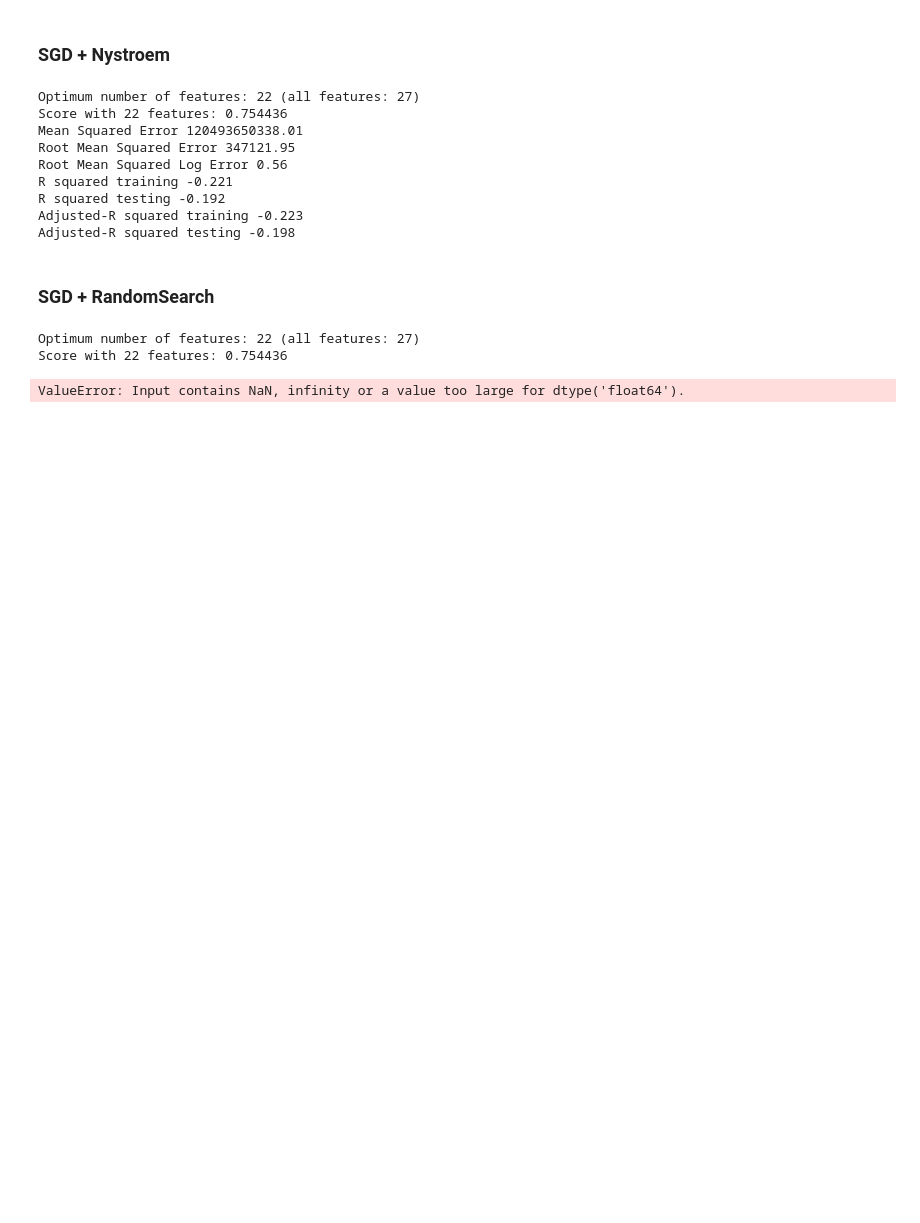
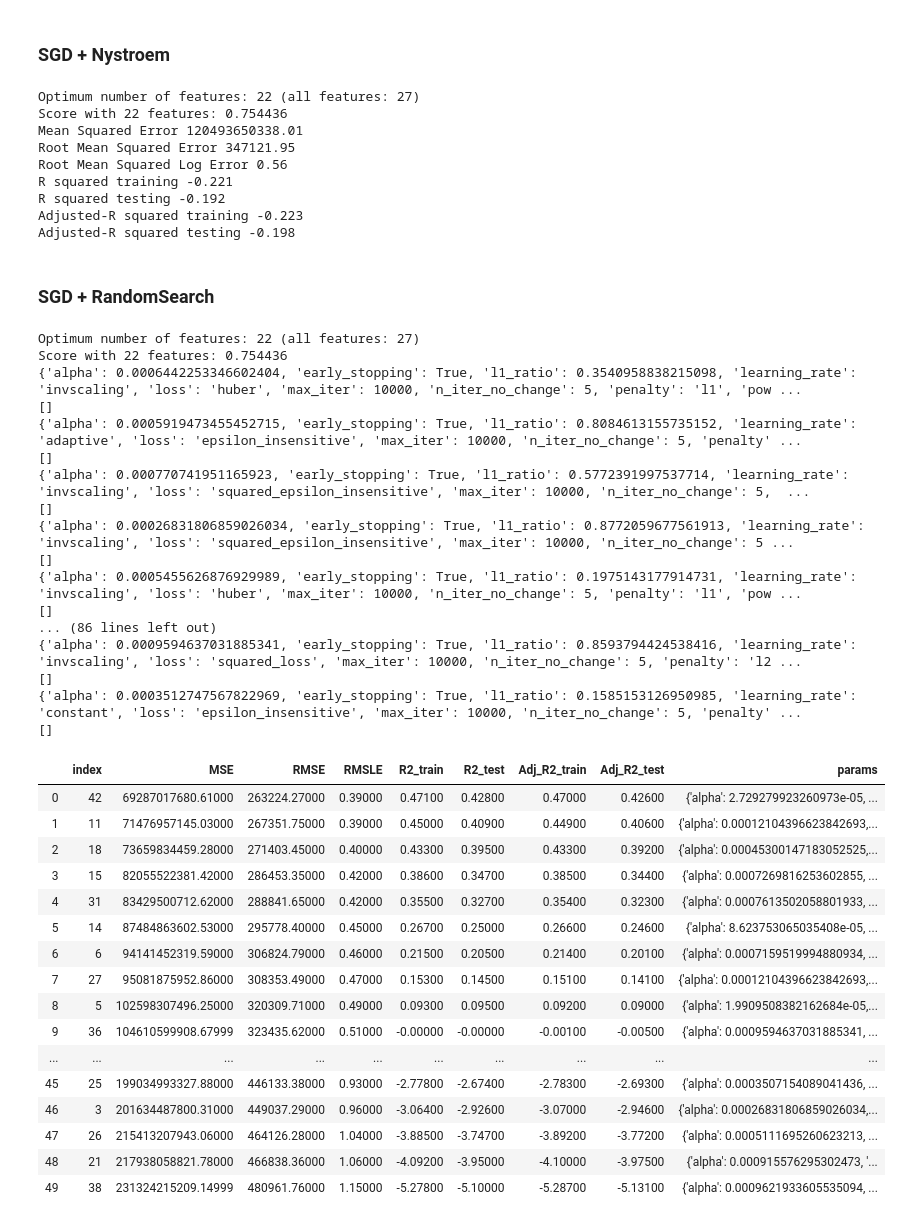
Before and after one commit to mirec3009/oznal_project, a Jupyter notebook: notebooks/Experimentovanie_a_vyhodnotenie.ipynb, the cells around one changed output. Cells and saved outputs as stored; diff of their text form; code cells hidden in the pictures; blank space fills up the shorter version.

```diff
--- a/notebooks/Experimentovanie_a_vyhodnotenie.ipynb
+++ b/notebooks/Experimentovanie_a_vyhodnotenie.ipynb
@@ -620,24 +823,24 @@ Adjusted-R squared testing -0.198
 # %% [markdown]
 ### SGD + RandomSearch
 # %%
-def objective(hyperparameters, iteration, features1):
+def objective_RS_SGD(hyperparameters, iteration, features1):
 
     clf = SGDRegressor(**hyperparameters)
     feature_map_nystroem = Nystroem(gamma=.2, random_state=1, n_components=300)
+
     data_transformed_train = feature_map_nystroem.fit_transform(X_train[features1])
     data_transformed_valid = feature_map_nystroem.transform(X_valid[features1])
 
     clf.fit(data_transformed_train, np.ravel(y_train))
-
     y_hat = clf.predict(data_transformed_valid)
 
     mean_squared_error=metrics.mean_squared_error(inv_boxcox(y_valid, price_lambda),inv_boxcox(y_hat, price_lambda))
     rmlse = metrics.mean_squared_log_error(inv_boxcox(y_valid, price_lambda), inv_boxcox(y_hat, price_lambda))
 
-    r2_train = clf.score(data_transformed_train, y_train)
-    r2_test = clf.score(data_transformed_valid, y_valid)
-    adj_r2_train = 1 - (((1 - r2_train) * (X_my_train.shape[0] - 1)) / (X_my_train.shape[0] - X_my_train[features1].shape[1] - 1))
-    adj_r2_test = 1 - (((1 - r2_test) * (X_my_valid.shape[0] - 1)) / (X_my_valid.shape[0] - X_my_valid[features1].shape[1] - 1))
+    r2_train = clf.score(X_my_train, y_train)
+    r2_test = clf.score(X_my_valid, y_valid)
+    adj_r2_train = 1 - (((1 - r2_train) * (X_my_train.shape[0] - 1)) / (X_my_train.shape[0] - X_my_train.shape[1] - 1))
+    adj_r2_test = 1 - (((1 - r2_test) * (X_my_valid.shape[0] - 1)) / (X_my_valid.shape[0] - X_my_valid.shape[1] - 1))
 
     score = {
         "MSE": round(mean_squared_error, 2),
@@ -668,33 +871,64 @@ def random_search(param_grid, max_iterations, features):
     # Sort with best score on top
     df_results.sort_values('R2_test', ascending = False, inplace = True)
     df_results.reset_index(inplace=True)
 
     return df_results
 
 param_grid = {
     'alpha': np.random.uniform(1e-5,1e-3,100),
 #     'average': [True,False],
-#     'early_stopping': [True],
+    'early_stopping': [True],
 #     'epsilon': [0.1],
 #     'eta0': np.random.uniform(0.001,0.1,100),
 #     'fit_intercept': [True],
     'l1_ratio': np.random.uniform(0.1,0.9,100),
-    'learning_rate': ['constant','optimal', 'adaptive','invscaling'],
+    'learning_rate': ['constant', 'adaptive','invscaling'],
     'loss': ['squared_loss', 'huber', 'epsilon_insensitive', 'squared_epsilon_insensitive'],
     'max_iter': [10000],
     'n_iter_no_change': [5],
     'penalty': ['l1','l2','elasticnet'],
     'power_t': np.random.uniform(0.15,0.4,100),
     'shuffle': [False],
     "tol":np.random.uniform(1e-4, 1e-2, 100),
     'validation_fraction': np.arange(0.1, 0.3, 0.05),
 }
 
 random.seed(50)
 features1 = feature_selection2.select_features_RFE(X_train, X_valid, y_train, y_valid)
 df_results2 = random_search(param_grid, 50, features1)
 df_results2
 # %% [output]
 Optimum number of features: 22 (all features: 27)
 Score with 22 features: 0.754436
+{'alpha': 0.0006442253346602404, 'early_stopping': True, 'l1_ratio': 0.3540958838215098, 'learning_rate': 'invscaling', 'loss': 'huber', 'max_iter': 10000, 'n_iter_no_change': 5, 'penalty': 'l1', 'pow ...
+[]
+{'alpha': 0.0005919473455452715, 'early_stopping': True, 'l1_ratio': 0.8084613155735152, 'learning_rate': 'adaptive', 'loss': 'epsilon_insensitive', 'max_iter': 10000, 'n_iter_no_change': 5, 'penalty' ...
+[]
+{'alpha': 0.000770741951165923, 'early_stopping': True, 'l1_ratio': 0.5772391997537714, 'learning_rate': 'invscaling', 'loss': 'squared_epsilon_insensitive', 'max_iter': 10000, 'n_iter_no_change': 5,  ...
+[]
+{'alpha': 0.00026831806859026034, 'early_stopping': True, 'l1_ratio': 0.8772059677561913, 'learning_rate': 'invscaling', 'loss': 'squared_epsilon_insensitive', 'max_iter': 10000, 'n_iter_no_change': 5 ...
+[]
+{'alpha': 0.0005455626876929989, 'early_stopping': True, 'l1_ratio': 0.1975143177914731, 'learning_rate': 'invscaling', 'loss': 'huber', 'max_iter': 10000, 'n_iter_no_change': 5, 'penalty': 'l1', 'pow ...
+[]
+... (86 lines left out)
+{'alpha': 0.0009594637031885341, 'early_stopping': True, 'l1_ratio': 0.8593794424538416, 'learning_rate': 'invscaling', 'loss': 'squared_loss', 'max_iter': 10000, 'n_iter_no_change': 5, 'penalty': 'l2 ...
+[]
+{'alpha': 0.0003512747567822969, 'early_stopping': True, 'l1_ratio': 0.1585153126950985, 'learning_rate': 'constant', 'loss': 'epsilon_insensitive', 'max_iter': 10000, 'n_iter_no_change': 5, 'penalty' ...
+[]
-ValueError: Input contains NaN, infinity or a value too large for dtype('float64').
+|  | index | MSE | RMSE | RMSLE | R2_train | R2_test | Adj_R2_train | Adj_R2_test | params |
+| 0 | 42 | 69287017680.61000 | 263224.27000 | 0.39000 | 0.47100 | 0.42800 | 0.47000 | 0.42600 | {'alpha': 2.729279923260973e-05, ... |
+| 1 | 11 | 71476957145.03000 | 267351.75000 | 0.39000 | 0.45000 | 0.40900 | 0.44900 | 0.40600 | {'alpha': 0.00012104396623842693,... |
+| 2 | 18 | 73659834459.28000 | 271403.45000 | 0.40000 | 0.43300 | 0.39500 | 0.43300 | 0.39200 | {'alpha': 0.00045300147183052525,... |
+| 3 | 15 | 82055522381.42000 | 286453.35000 | 0.42000 | 0.38600 | 0.34700 | 0.38500 | 0.34400 | {'alpha': 0.0007269816253602855, ... |
+| 4 | 31 | 83429500712.62000 | 288841.65000 | 0.42000 | 0.35500 | 0.32700 | 0.35400 | 0.32300 | {'alpha': 0.0007613502058801933, ... |
+| 5 | 14 | 87484863602.53000 | 295778.40000 | 0.45000 | 0.26700 | 0.25000 | 0.26600 | 0.24600 | {'alpha': 8.623753065035408e-05, ... |
+| 6 | 6 | 94141452319.59000 | 306824.79000 | 0.46000 | 0.21500 | 0.20500 | 0.21400 | 0.20100 | {'alpha': 0.0007159519994880934, ... |
+| 7 | 27 | 95081875952.86000 | 308353.49000 | 0.47000 | 0.15300 | 0.14500 | 0.15100 | 0.14100 | {'alpha': 0.00012104396623842693,... |
+| 8 | 5 | 102598307496.25000 | 320309.71000 | 0.49000 | 0.09300 | 0.09500 | 0.09200 | 0.09000 | {'alpha': 1.9909508382162684e-05,... |
+| 9 | 36 | 104610599908.67999 | 323435.62000 | 0.51000 | -0.00000 | -0.00000 | -0.00100 | -0.00500 | {'alpha': 0.0009594637031885341, ... |
+| ... | ... | ... | ... | ... | ... | ... | ... | ... | ... |
+| 45 | 25 | 199034993327.88000 | 446133.38000 | 0.93000 | -2.77800 | -2.67400 | -2.78300 | -2.69300 | {'alpha': 0.0003507154089041436, ... |
+| 46 | 3 | 201634487800.31000 | 449037.29000 | 0.96000 | -3.06400 | -2.92600 | -3.07000 | -2.94600 | {'alpha': 0.00026831806859026034,... |
+| 47 | 26 | 215413207943.06000 | 464126.28000 | 1.04000 | -3.88500 | -3.74700 | -3.89200 | -3.77200 | {'alpha': 0.0005111695260623213, ... |
+| 48 | 21 | 217938058821.78000 | 466838.36000 | 1.06000 | -4.09200 | -3.95000 | -4.10000 | -3.97500 | {'alpha': 0.000915576295302473, '... |
+| 49 | 38 | 231324215209.14999 | 480961.76000 | 1.15000 | -5.27800 | -5.10000 | -5.28700 | -5.13100 | {'alpha': 0.0009621933605535094, ... |
```
Also changed, not shown: parts of 27 cells of this notebook, 2 other files.
